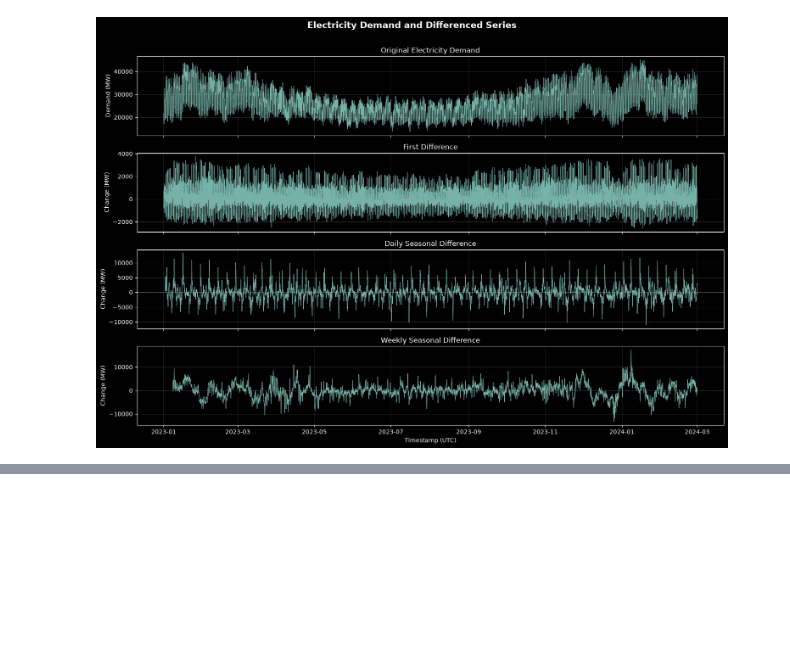
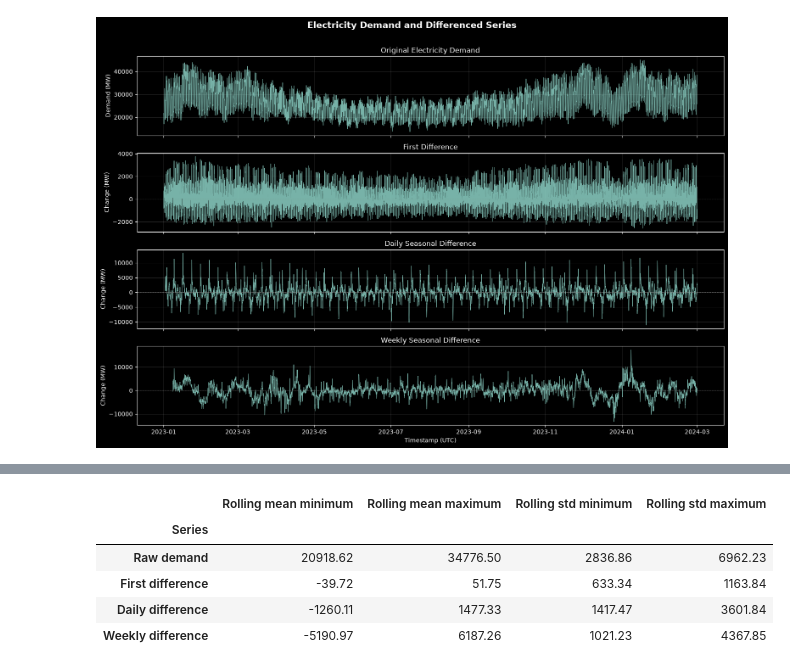
Before and after one commit to Ak62007/Halftime-Effect, a Jupyter notebook: notebooks/05_stationarity_and_spectral_analysis.ipynb, the cells around one changed output, grey strips where cells are left out. Cells and saved outputs as stored; diff of their text form; code cells hidden in the pictures; blank space fills up the shorter version.

```diff
--- a/notebooks/05_stationarity_and_spectral_analysis.ipynb
+++ b/notebooks/05_stationarity_and_spectral_analysis.ipynb
@@ -229,0 +282,12 @@ plt.show()
+# %%
+daily_diff_rolling_mean = (
+    daily_diff
+    .rolling(window=window, min_periods=window, center=False)
+    .mean()
+)
+
+daily_diff_rolling_std = (
+    daily_diff
+    .rolling(window=window, min_periods=window, center=False)
+    .std()
+)
@@ -229,0 +400,27 @@ plt.show()
+# %%
+rolling_diagnostics = {
+    'Raw demand': (raw_data_rolling_mean, raw_data_rolling_std),
+    'First difference': (first_diff_rolling_mean, first_diff_rolling_std),
+    'Daily difference': (daily_diff_rolling_mean, daily_diff_rolling_std),
+    'Weekly difference': (weekly_diff_rolling_mean, weekly_diff_rolling_std)
+}
+
+rolling_diagnostics_summary = pd.DataFrame([
+    {
+        'Series': name,
+        'Rolling mean minimum': rolling_mean.min(),
+        'Rolling mean maximum': rolling_mean.max(),
+        'Rolling std minimum': rolling_std.min(),
+        'Rolling std maximum': rolling_std.max()
+    }
+    for name, (rolling_mean, rolling_std) in rolling_diagnostics.items()
+]).set_index('Series').round(2)
+
+rolling_diagnostics_summary
+# %% [output]
+|  | Rolling mean minimum | Rolling mean maximum | Rolling std minimum | Rolling std maximum |
+| Series |  |  |  |  |
+| Raw demand | 20918.62 | 34776.50 | 2836.86 | 6962.23 |
+| First difference | -39.72 | 51.75 | 633.34 | 1163.84 |
+| Daily difference | -1260.11 | 1477.33 | 1417.47 | 3601.84 |
+| Weekly difference | -5190.97 | 6187.26 | 1021.23 | 4367.85 |
```
Also changed, not shown: parts of 9 cells of this notebook.
